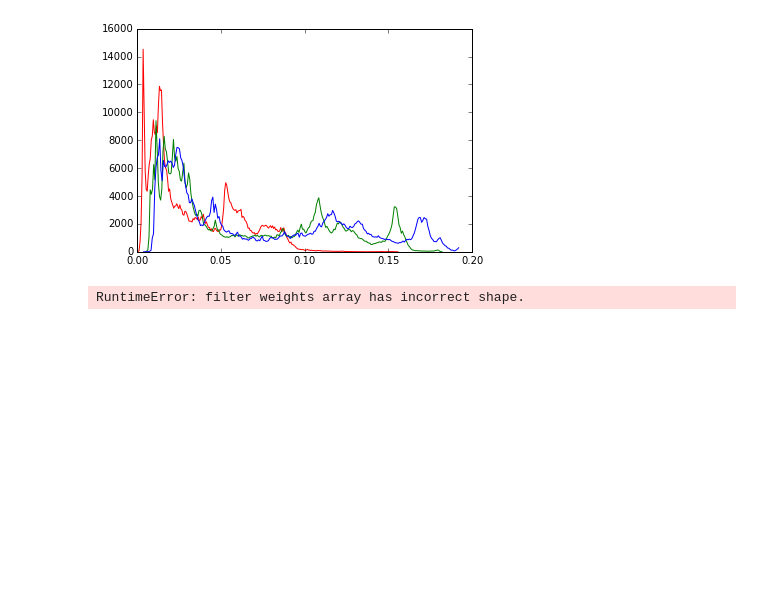
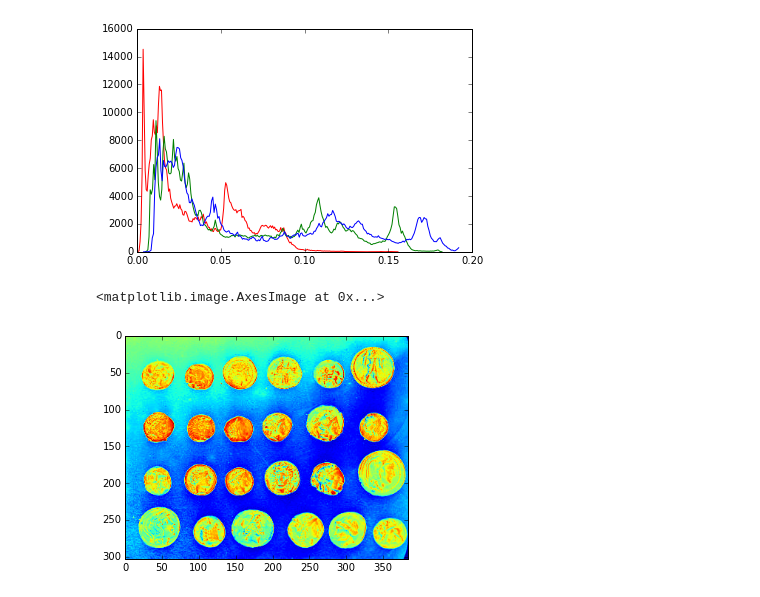
Before and after one commit to alexjohnson505/skimage-tutorials, a Jupyter notebook: CS4300_Assignment02_AlexJohnson.ipynb, the cells around one changed output. Drawn from its saved outputs; the diff is of its cells as text; code cells hidden in the pictures; blank space fills up the shorter version.

Commit message:
Kerneled mean filter

```diff
--- a/CS4300_Assignment02_AlexJohnson.ipynb
+++ b/CS4300_Assignment02_AlexJohnson.ipynb
@@ -158,13 +157,17 @@ luminance, a, b = np.rollaxis(catCIE, axis=-1)
 # %%
 # Part B I
 # Create a kernel. Convolve the kernel with each of your
 # images (see np.convolve). Display the convolved images.
 
 from scipy.ndimage import convolve
 
 %precision 2
 
-mean_kernel = np.array([1, 1, 1]) / 2.0
-print convolve(cat, mean_kernel)
+mean_kernel = 1.0/9.0 * np.ones((3,3))
+# meaned_cat = convolve(cat, mean_kernel)
+
+# Original demo image
+plt.imshow(coins)
 # %% [output]
-RuntimeError: filter weights array has incorrect shape.
+<matplotlib.image.AxesImage at 0x...>
+[figure, added]
```
Also changed, not shown: parts of 3 cells of this notebook.
